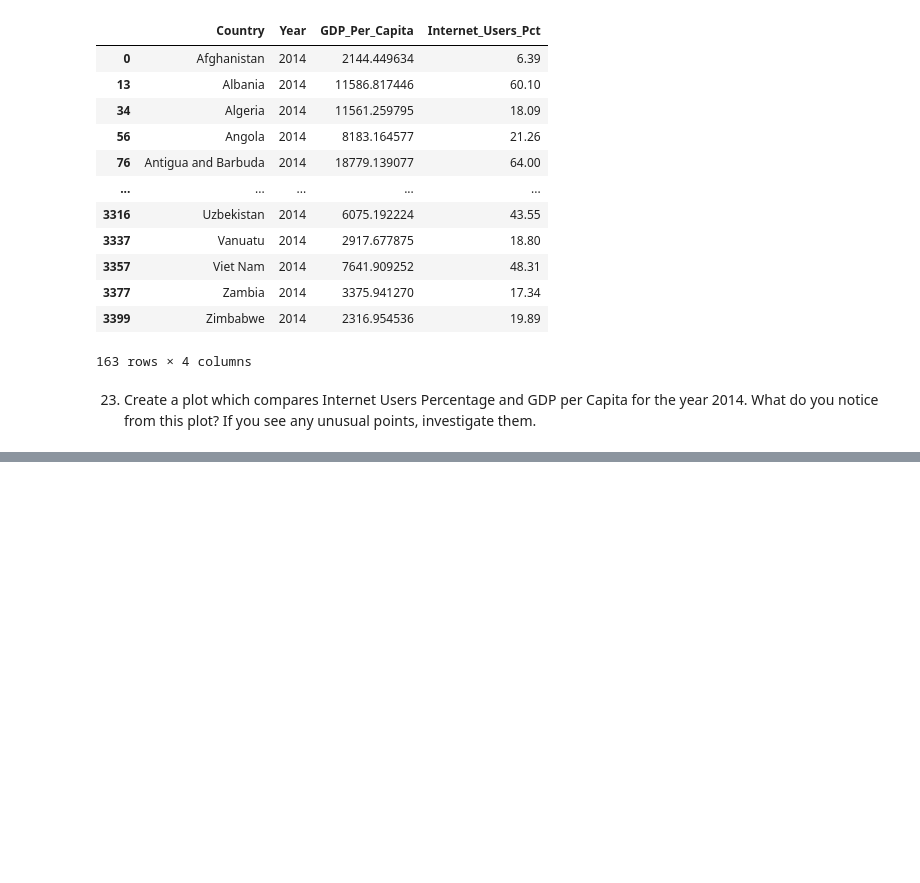
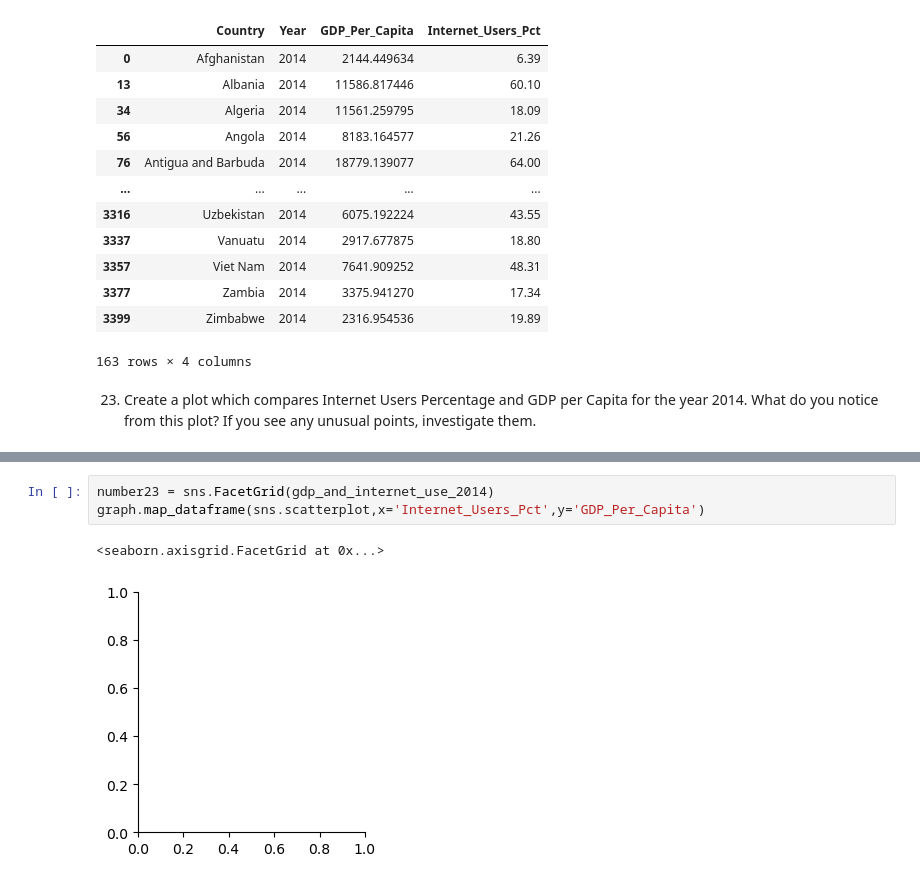
Before and after one commit to NSS-Data-Analytics-Cohort-10/gdp-and-internet-usage-rushichokshi, a Jupyter notebook: notebooks/un_notebook.ipynb, the cells around one changed output, grey strips where cells are left out. Drawn from its saved outputs; the diff is of its cells as text; blank space fills up the shorter version.

Commit message:
on number 24

```diff
--- a/notebooks/un_notebook.ipynb
+++ b/notebooks/un_notebook.ipynb
@@ -784,0 +782,6 @@ AttributeError: 'DataFrame' object has no attribute 'scatterplot'
+# %%
+number23 = sns.FacetGrid(gdp_and_internet_use_2014)
+graph.map_dataframe(sns.scatterplot,x='Internet_Users_Pct',y='GDP_Per_Capita')
+# %% [output]
+<seaborn.axisgrid.FacetGrid at 0x...>
+[figure, added]
```
Also changed, not shown: parts of 5 cells of this notebook.
